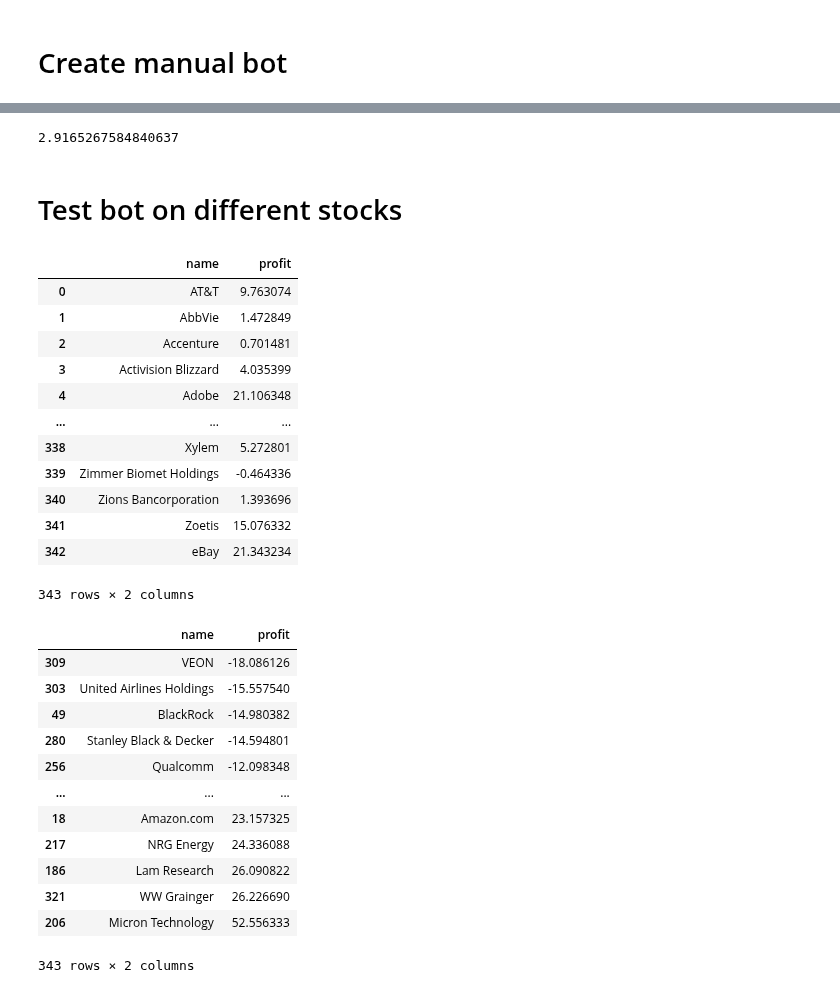
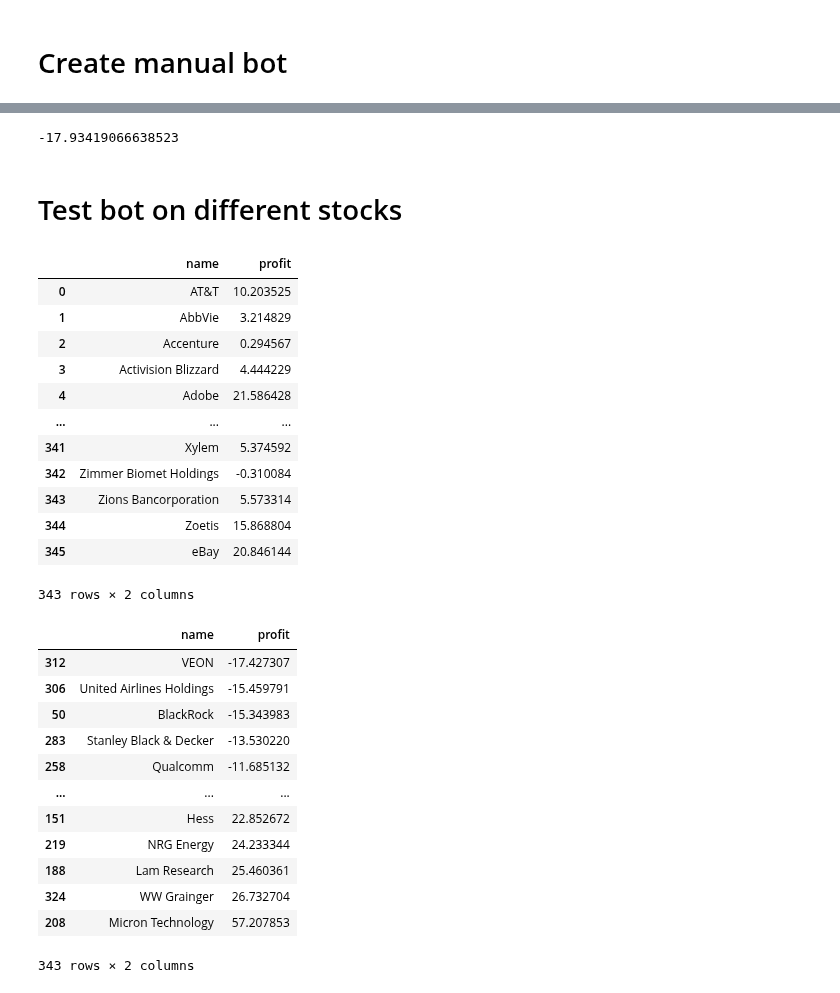
Before and after one commit to crabio/tinkoff-invest-bot, a Jupyter notebook: candles_analyzer/analyze.ipynb, the cells around one changed output, grey strips where cells are left out. Saved outputs shown, nothing was run; the diff lists cells and outputs as text; code cells hidden in the pictures.

Commit message:
Add multiprocessing

```diff
--- a/candles_analyzer/analyze.ipynb
+++ b/candles_analyzer/analyze.ipynb
@@ -10,7 +10,7 @@ import pandas as pd
 import matplotlib.pyplot as plt
 import pandas_ta as ta
 # %%
-df = pd.read_parquet("data.parquet").sort_values("ts")
+df = pd.read_parquet("data.parquet")
 # %%
 df.head()
 # %% [output]
@@ -64,5 +57,10 @@ Abbreviations:
 # %%
 def preprocess_data(df):
+    # Sort values with ts
+    df = df.sort_values("ts")
+    # Reset index
+    df = df.reset_index(drop=True)
+
     # Add MACD
     df.ta.macd(append=True)
 
@@ -174,6 +172,9 @@ plt.legend()
 # Create manual bot
 # %%
 # Create dataset for bot
-bot_df = sliding_window_df[["open_price","close_price","high_price","low_price","volume","MACD","RSI"]]
+# Preprocess data
+bot_df = preprocess_data(df[df["name"] == "VEON"])
+# Select columns
+bot_df = bot_df[["ts","open_price","close_price","high_price","low_price","volume","MACD","RSI"]]
 bot_df.head()
 # %% [output]
@@ -196,7 +197,7 @@ for index, data in bot_df.iterrows():
 
 bot.profit * 100
 # %% [output]
-2.9165267584840637
+-17.93419066638523
 # %% [markdown]
 # Test bot on different stocks
 # %%
@@ -204,7 +205,7 @@ def test_bot_profit(df):
     # Preprocess data
     bot_df = preprocess_data(df)
     # Select columns
-    bot_df = bot_df[["open_price","close_price","high_price","low_price","volume","MACD","RSI"]]
+    bot_df = bot_df[["ts","open_price","close_price","high_price","low_price","volume","MACD","RSI"]]
 
     # Create bot instance
     bot = TradingBot(stop_loss=0.02)
@@ -216,43 +217,51 @@ def test_bot_profit(df):
 
     return bot.profit * 100
 # %%
-bot_profit_df = pd.DataFrame()
+from joblib import Parallel, delayed, parallel_backend
 
-for stock_name, stock_df in df.groupby("name"):
+jobs = []
+
+def thread_func(stock_name, stock_df):
     # Check size of dataset
     if stock_df.shape[0] > 8 * 60:
         profit = test_bot_profit(stock_df)
 
-        bot_profit_df = bot_profit_df.append({"name":stock_name,"profit":profit}, ignore_index=True)
+        return {"name":stock_name,"profit":profit}
 
+    return {}
+
+with parallel_backend("multiprocessing", n_jobs=8):
+    bot_profit_list = Parallel()(delayed(thread_func)(stock_name, stock_df) for stock_name, stock_df in df.groupby("name"))
+
+bot_profit_df = pd.DataFrame(bot_profit_list).dropna()
 bot_profit_df
 # %% [output]
 |  | name | profit |
-| 0 | AT&T | 9.763074 |
-| 1 | AbbVie | 1.472849 |
-| 2 | Accenture | 0.701481 |
-| 3 | Activision Blizzard | 4.035399 |
-| 4 | Adobe | 21.106348 |
+| 0 | AT&T | 10.203525 |
+| 1 | AbbVie | 3.214829 |
+| 2 | Accenture | 0.294567 |
+| 3 | Activision Blizzard | 4.444229 |
+| 4 | Adobe | 21.586428 |
 | ... | ... | ... |
-| 338 | Xylem | 5.272801 |
-| 339 | Zimmer Biomet Holdings | -0.464336 |
-| 340 | Zions Bancorporation | 1.393696 |
-| 341 | Zoetis | 15.076332 |
-| 342 | eBay | 21.343234 |
+| 341 | Xylem | 5.374592 |
+| 342 | Zimmer Biomet Holdings | -0.310084 |
+| 343 | Zions Bancorporation | 5.573314 |
+| 344 | Zoetis | 15.868804 |
+| 345 | eBay | 20.846144 |
 343 rows × 2 columns
 # %%
 bot_profit_df.sort_values("profit")
 # %% [output]
 |  | name | profit |
-| 309 | VEON | -18.086126 |
-| 303 | United Airlines Holdings | -15.557540 |
-| 49 | BlackRock | -14.980382 |
-| 280 | Stanley Black & Decker | -14.594801 |
-| 256 | Qualcomm | -12.098348 |
+| 312 | VEON | -17.427307 |
+| 306 | United Airlines Holdings | -15.459791 |
+| 50 | BlackRock | -15.343983 |
+| 283 | Stanley Black & Decker | -13.530220 |
+| 258 | Qualcomm | -11.685132 |
 | ... | ... | ... |
-| 18 | Amazon.com | 23.157325 |
-| 217 | NRG Energy | 24.336088 |
-| 186 | Lam Research | 26.090822 |
-| 321 | WW Grainger | 26.226690 |
-| 206 | Micron Technology | 52.556333 |
+| 151 | Hess | 22.852672 |
+| 219 | NRG Energy | 24.233344 |
+| 188 | Lam Research | 25.460361 |
+| 324 | WW Grainger | 26.732704 |
+| 208 | Micron Technology | 57.207853 |
 343 rows × 2 columns
```
Also changed, not shown: parts of 10 cells of this notebook.
